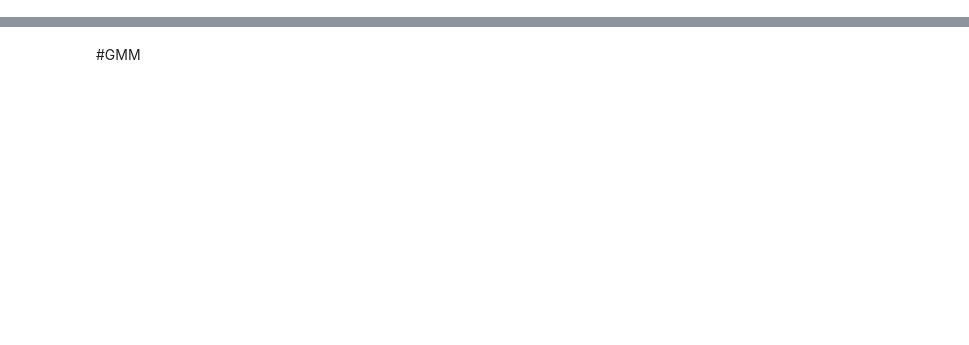
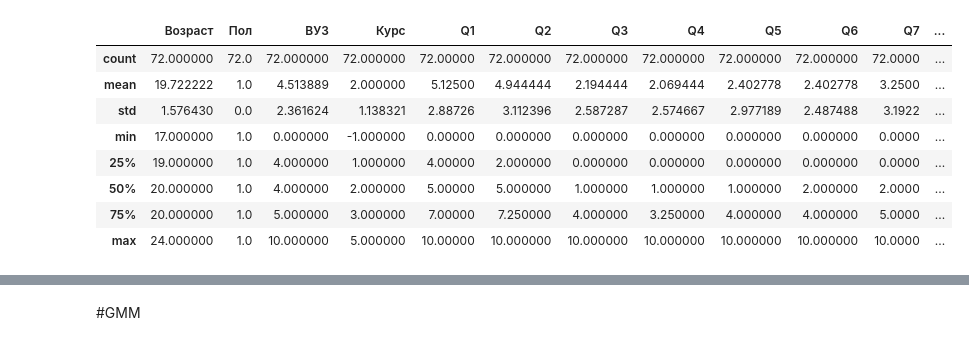
Before and after one commit to Viktory4121/Diploma, a Jupyter notebook: classification.ipynb, the cells around one changed output, grey strips where cells are left out. Saved outputs shown, nothing was run; the diff lists cells and outputs as text; code cells hidden in the pictures; blank space fills up the shorter version.

```diff
--- a/classification.ipynb
+++ b/classification.ipynb
@@ -33,3 +44,15 @@ data
 womenData = data[data['Пол'] == 1].copy()
 menData = data[data['Пол'] == 0].copy()
 #questionsData = data[data.columns[4:]].copy()
+# %%
+womenData.describe()
+# %% [output]
+|  | Возраст | Пол | ВУЗ | Курс | Q1 | Q2 | Q3 | Q4 | Q5 | Q6 | Q7 | ... |
+| count | 72.000000 | 72.0 | 72.000000 | 72.000000 | 72.00000 | 72.000000 | 72.000000 | 72.000000 | 72.000000 | 72.000000 | 72.0000 | ... |
+| mean | 19.722222 | 1.0 | 4.513889 | 2.000000 | 5.12500 | 4.944444 | 2.194444 | 2.069444 | 2.402778 | 2.402778 | 3.2500 | ... |
+| std | 1.576430 | 0.0 | 2.361624 | 1.138321 | 2.88726 | 3.112396 | 2.587287 | 2.574667 | 2.977189 | 2.487488 | 3.1922 | ... |
+| min | 17.000000 | 1.0 | 0.000000 | -1.000000 | 0.00000 | 0.000000 | 0.000000 | 0.000000 | 0.000000 | 0.000000 | 0.0000 | ... |
+| 25% | 19.000000 | 1.0 | 4.000000 | 1.000000 | 4.00000 | 2.000000 | 0.000000 | 0.000000 | 0.000000 | 0.000000 | 0.0000 | ... |
+| 50% | 20.000000 | 1.0 | 4.000000 | 2.000000 | 5.00000 | 5.000000 | 1.000000 | 1.000000 | 1.000000 | 2.000000 | 2.0000 | ... |
+| 75% | 20.000000 | 1.0 | 5.000000 | 3.000000 | 7.00000 | 7.250000 | 4.000000 | 3.250000 | 4.000000 | 4.000000 | 5.0000 | ... |
+| max | 24.000000 | 1.0 | 10.000000 | 5.000000 | 10.00000 | 10.000000 | 10.000000 | 10.000000 | 10.000000 | 10.000000 | 10.0000 | ... |
```
Also changed, not shown: parts of 15 cells of this notebook.
